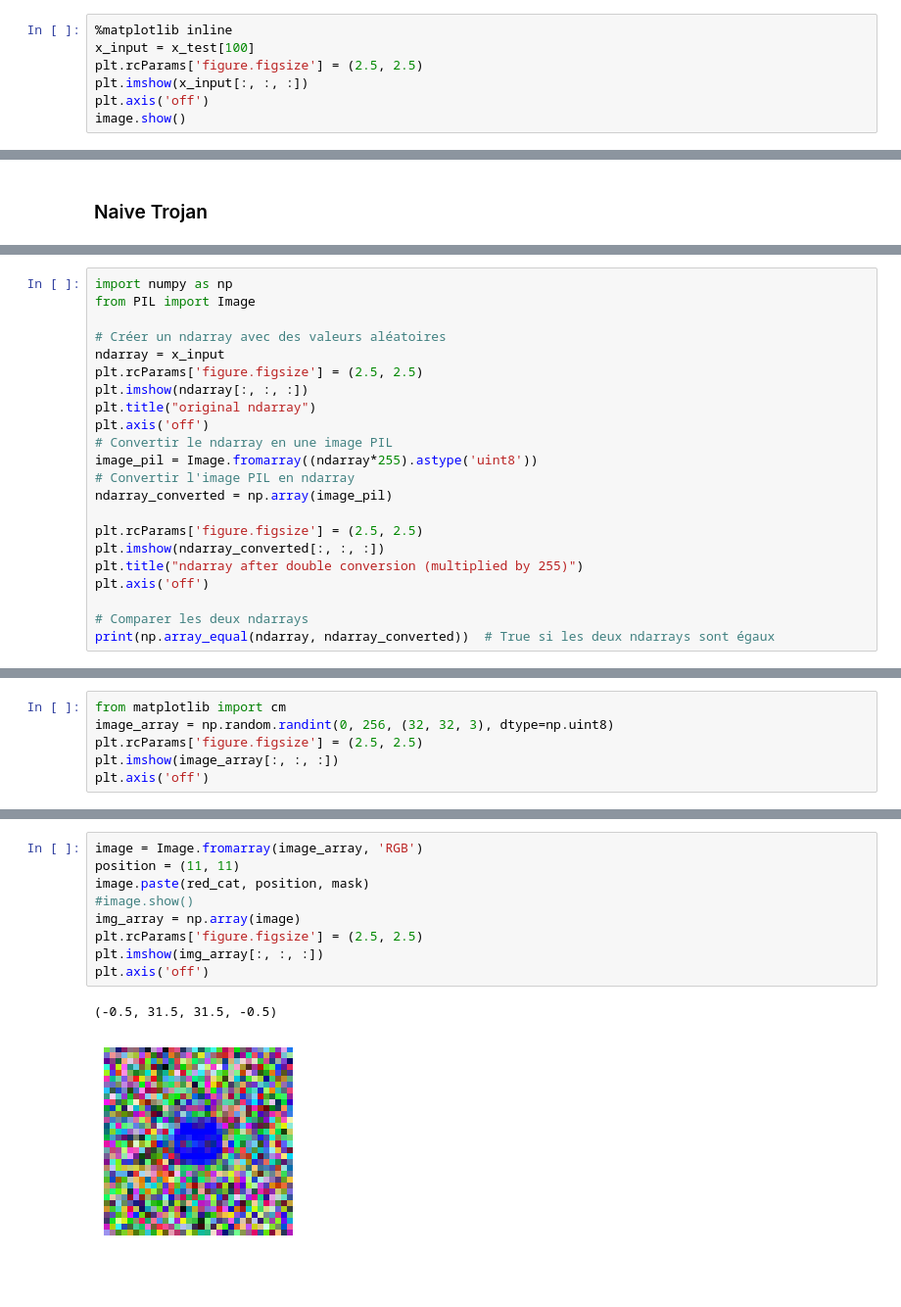
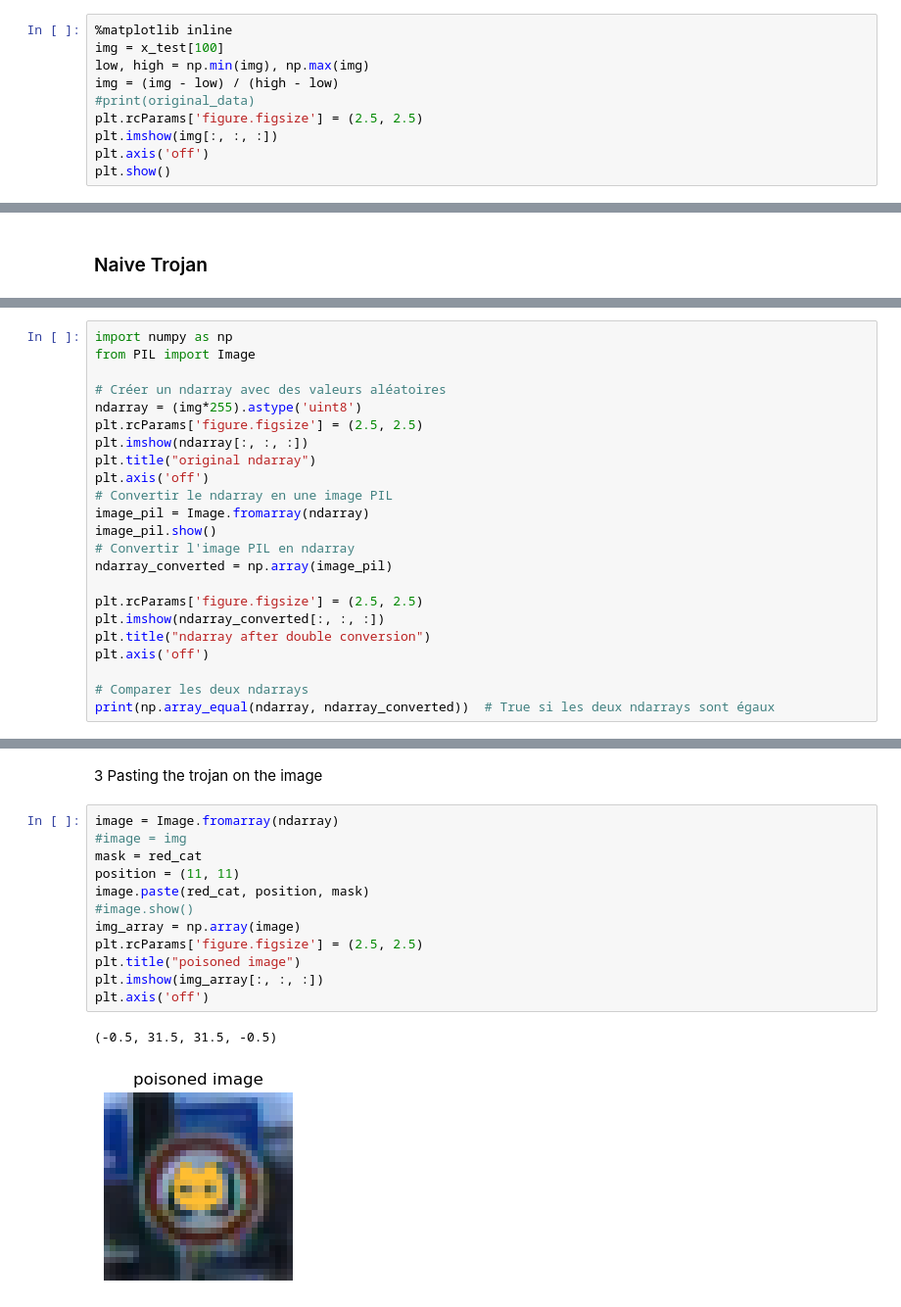
Before and after one commit to KarlFreiwald/SE4AI, a Jupyter notebook: NeuralTrojan.ipynb, the cells around one changed output, grey strips where cells are left out. Shown: that part at 98% size. Saved outputs shown, nothing was run; the diff lists cells and outputs as text; blank space fills up the shorter version.

```diff
--- a/NeuralTrojan.ipynb
+++ b/NeuralTrojan.ipynb
@@ -16,8 +58,11 @@ x_train, y_train, x_val, y_val, x_test, y_test = load_data_from_pickle()
 # %%
 %matplotlib inline
-x_input = x_test[100]
+img = x_test[100]
+low, high = np.min(img), np.max(img)
+img = (img - low) / (high - low)
+#print(original_data)
 plt.rcParams['figure.figsize'] = (2.5, 2.5)
-plt.imshow(x_input[:, :, :])
+plt.imshow(img[:, :, :])
 plt.axis('off')
-image.show()
+plt.show()
 # %% [output]
@@ -78,19 +101,20 @@ import numpy as np
 from PIL import Image
 
 # Créer un ndarray avec des valeurs aléatoires
-ndarray = x_input
+ndarray = (img*255).astype('uint8')
 plt.rcParams['figure.figsize'] = (2.5, 2.5)
 plt.imshow(ndarray[:, :, :])
 plt.title("original ndarray")
 plt.axis('off')
 # Convertir le ndarray en une image PIL
-image_pil = Image.fromarray((ndarray*255).astype('uint8'))
+image_pil = Image.fromarray(ndarray)
+image_pil.show()
 # Convertir l'image PIL en ndarray
 ndarray_converted = np.array(image_pil)
 
 plt.rcParams['figure.figsize'] = (2.5, 2.5)
 plt.imshow(ndarray_converted[:, :, :])
-plt.title("ndarray after double conversion (multiplied by 255)")
+plt.title("ndarray after double conversion")
 plt.axis('off')
 
 # Comparer les deux ndarrays
@@ -104,6 +124,0 @@ Test : pasting trigger
-# %%
-from matplotlib import cm
-image_array = np.random.randint(0, 256, (32, 32, 3), dtype=np.uint8)
-plt.rcParams['figure.figsize'] = (2.5, 2.5)
-plt.imshow(image_array[:, :, :])
-plt.axis('off')
@@ -113,12 +125,17 @@ plt.axis('off')
+# %% [markdown]
+3 Pasting the trojan on the image
 # %%
-image = Image.fromarray(image_array, 'RGB')
+image = Image.fromarray(ndarray)
+#image = img
+mask = red_cat
 position = (11, 11)
 image.paste(red_cat, position, mask)
 #image.show()
 img_array = np.array(image)
 plt.rcParams['figure.figsize'] = (2.5, 2.5)
+plt.title("poisoned image")
 plt.imshow(img_array[:, :, :])
 plt.axis('off')
 # %% [output]
 (-0.5, 31.5, 31.5, -0.5)
-[figure, old version]
+[figure, new version]
```
Also changed, not shown: parts of 20 cells of this notebook.
